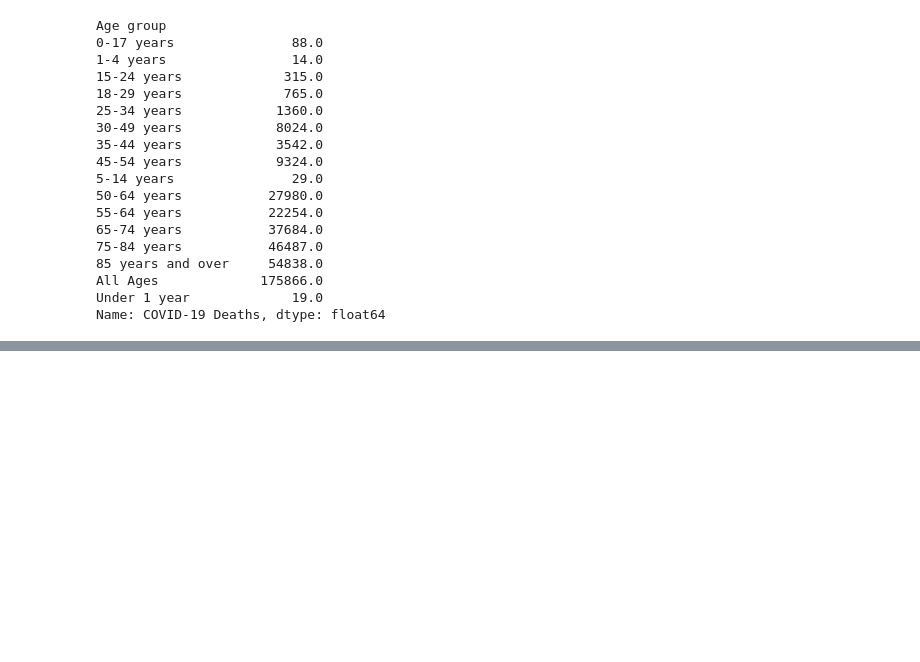
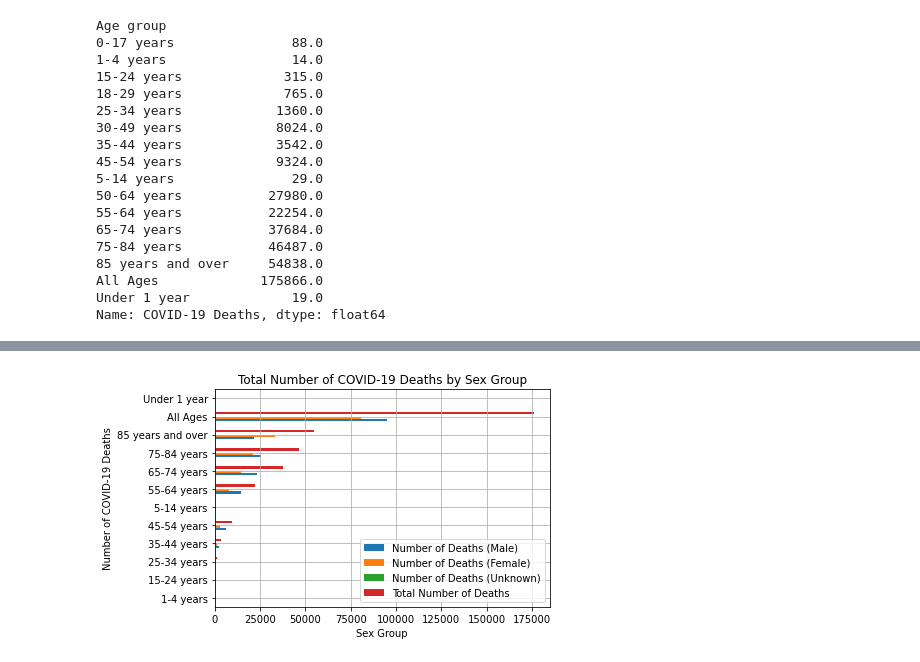
Before and after one commit to gelopez21/ProjectOne, a Jupyter notebook: Project One - Data Cleansing.ipynb, the cells around one changed output, grey strips where cells are left out. Saved outputs shown, nothing was run; the diff lists cells and outputs as text; code cells hidden in the pictures; blank space fills up the shorter version.

```diff
--- a/Project One - Data Cleansing.ipynb
+++ b/Project One - Data Cleansing.ipynb
@@ -192,3 +190,14 @@ death_by_sex.style.format({"Number of Deaths (Male)":"{:,.0f}",
 | 85 years and over | 21,770 | 33,067 | 1 | 54,838 |
 | All Ages | 94,969 | 80,893 | 4 | 175,866 |
 | Under 1 year | 13 | 6 | 0 | 19 |
+# %%
+death_by_sex2.plot(kind="barh")
+
+plt.xlabel("Sex Group")
+plt.ylabel("Number of COVID-19 Deaths")
+plt.title("Total Number of COVID-19 Deaths by Sex Group")
+
+plt.grid(True)
+plt.show(block=True)
+# %% [output]
+[figure, added]
```
Also changed, not shown: parts of 3 cells of this notebook.
